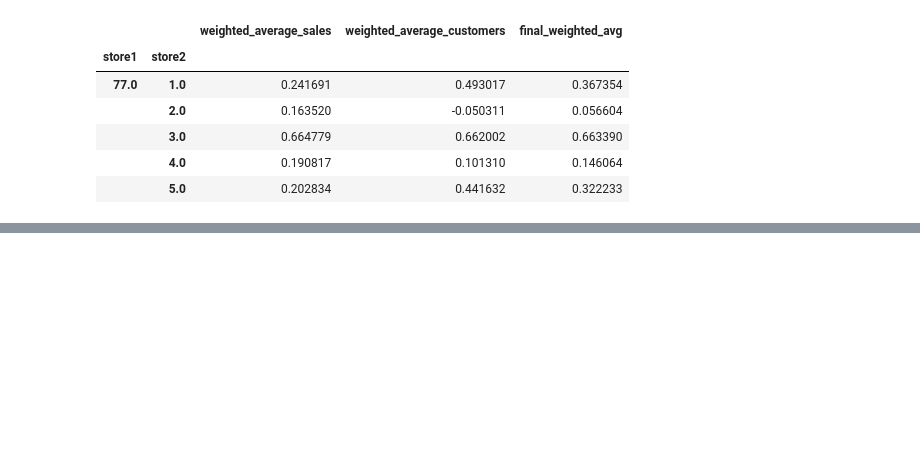
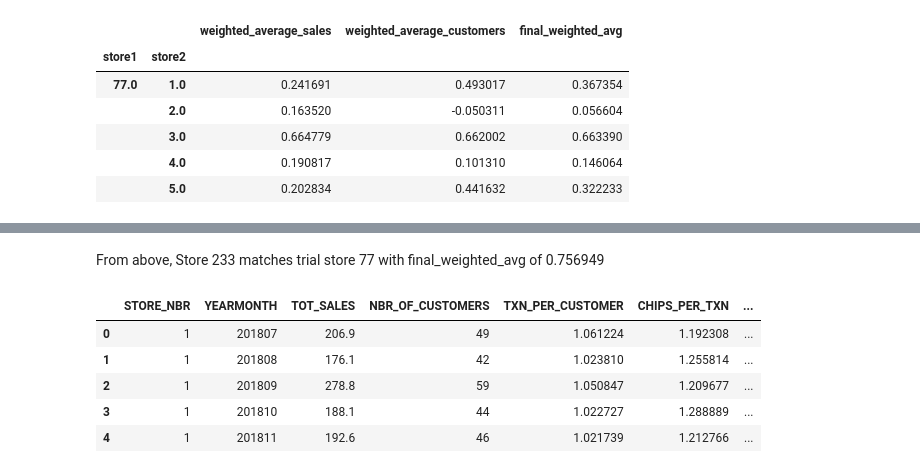
Before and after one commit to wa-le/Quantium-Forage-Virtual-Internship, a Jupyter notebook: my_quantium_T2.ipynb, the cells around one changed output, grey strips where cells are left out. Saved outputs shown, nothing was run; the diff lists cells and outputs as text; code cells hidden in the pictures; blank space fills up the shorter version.

```diff
--- a/my_quantium_T2.ipynb
+++ b/my_quantium_T2.ipynb
@@ -513,0 +524,26 @@ weighted
+# %% [markdown]
+From above, Store 233 matches trial store 77 with final_weighted_avg of 0.756949
+# %%
+# Let's plot some graphs
+# create a new dataframe to use in our plotting
+
+previous_sales = df_pretrial_m.copy()
+type_of_store = []
+
+for each in previous_sales['STORE_NBR']:
+  if each == the_trial_store:
+    type_of_store.append('Trial Store')
+  elif each == control_store:
+    type_of_store.append('Control Store')
+  else:
+    type_of_store.append('Other Stores')
+
+previous_sales['store_type'] = type_of_store
+previous_sales.head()
+# %% [output]
+|  | STORE_NBR | YEARMONTH | TOT_SALES | NBR_OF_CUSTOMERS | TXN_PER_CUSTOMER | CHIPS_PER_TXN | ... |
+| 0 | 1 | 201807 | 206.9 | 49 | 1.061224 | 1.192308 | ... |
+| 1 | 1 | 201808 | 176.1 | 42 | 1.023810 | 1.255814 | ... |
+| 2 | 1 | 201809 | 278.8 | 59 | 1.050847 | 1.209677 | ... |
+| 3 | 1 | 201810 | 188.1 | 44 | 1.022727 | 1.288889 | ... |
+| 4 | 1 | 201811 | 192.6 | 46 | 1.021739 | 1.212766 | ... |
```
Also changed, not shown: parts of 4 cells of this notebook.
